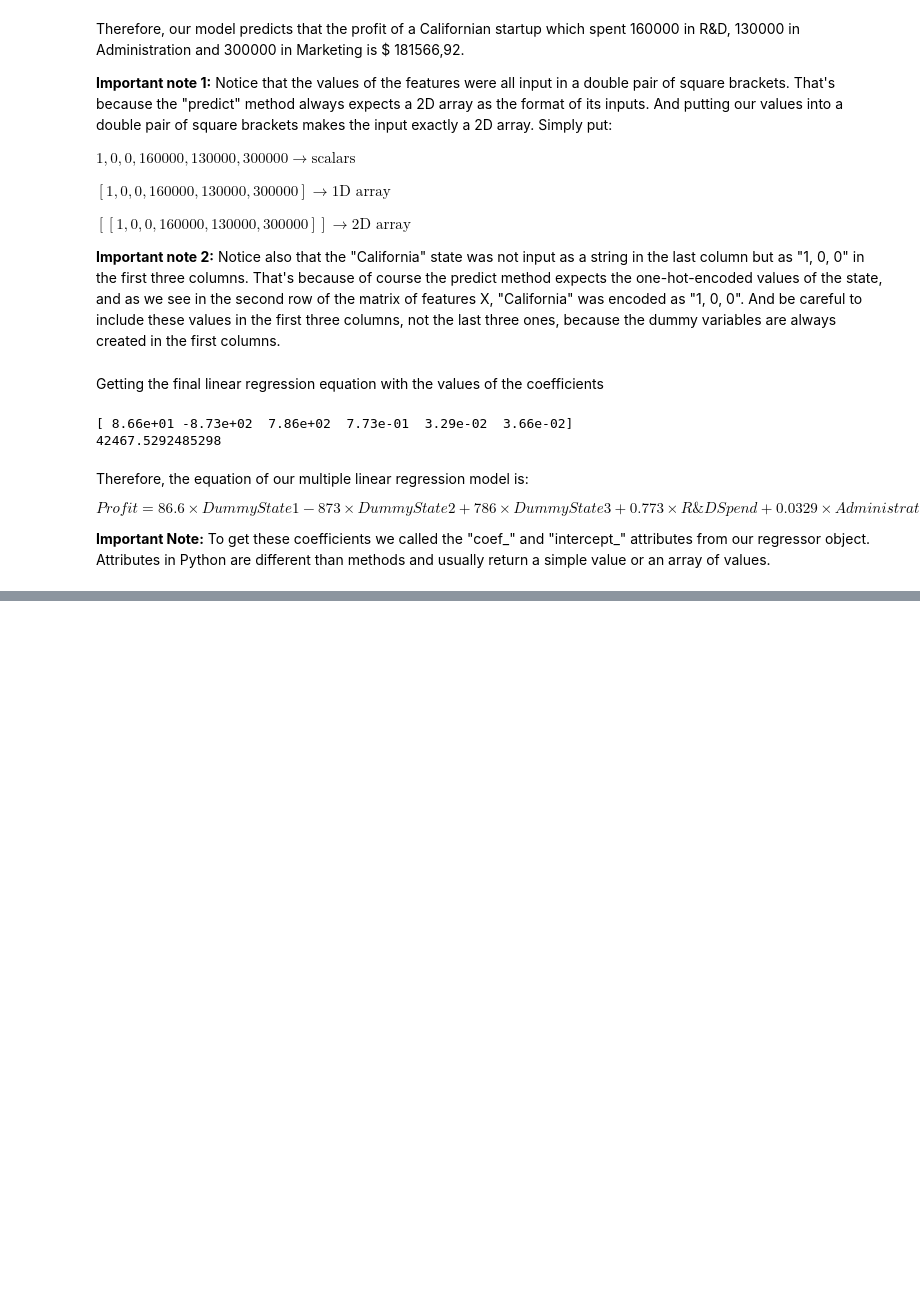
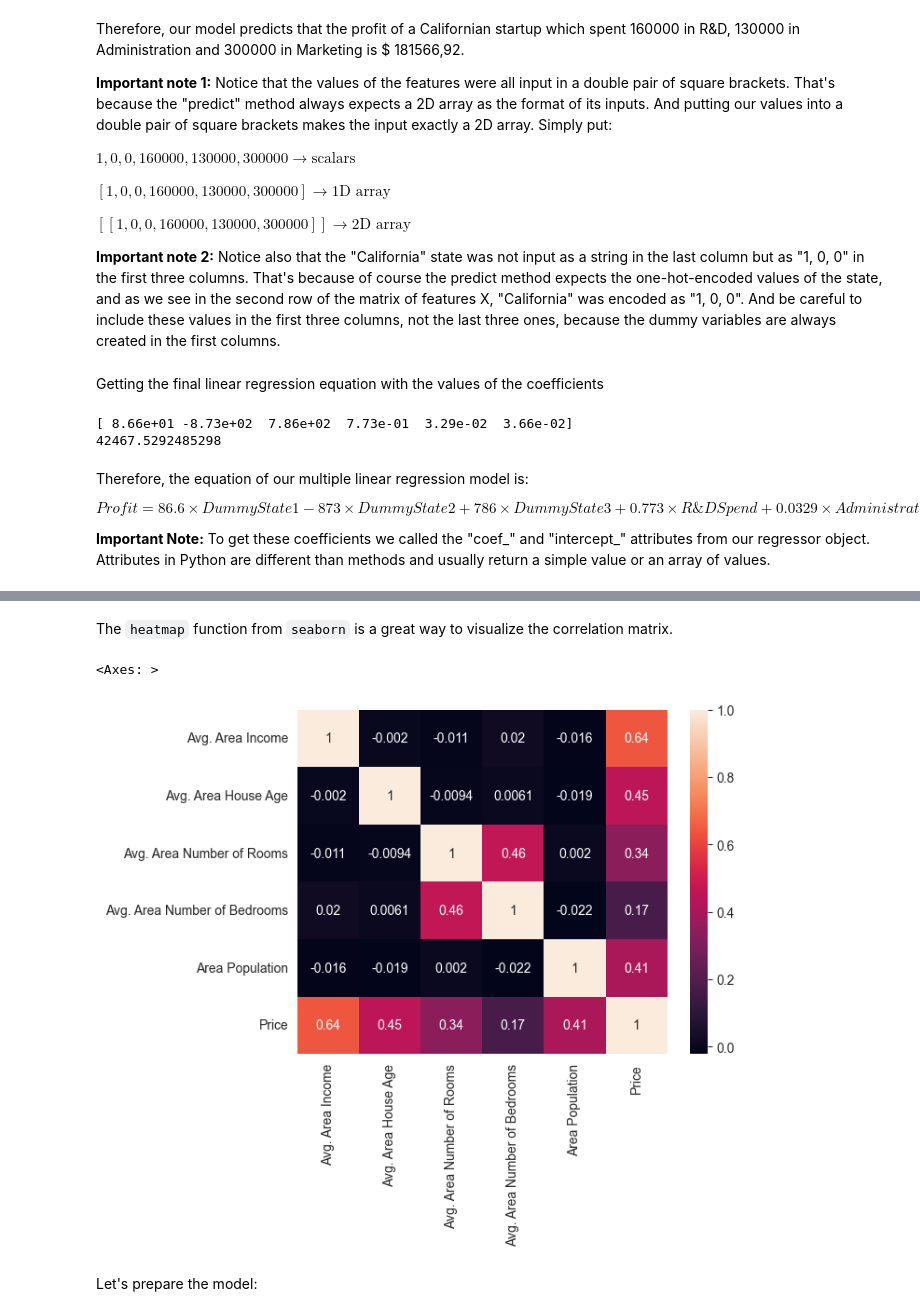
Before and after one commit to valatwork/statistics, a Jupyter notebook: project/046-multiple-linear-regression.ipynb, the cells around one changed output, grey strips where cells are left out. Cells and saved outputs as stored; diff of their text form; code cells hidden in the pictures; blank space fills up the shorter version.

```diff
--- a/project/046-multiple-linear-regression.ipynb
+++ b/project/046-multiple-linear-regression.ipynb
@@ -300,0 +345,3 @@ $$Profit = 86.6 \times Dummy State 1 - 873 \times Dummy State 2 + 786 \times Dum
+# %%
+df_num = df.iloc[:,:-1].corr()
+df_num
@@ -300,0 +356,10 @@ $$Profit = 86.6 \times Dummy State 1 - 873 \times Dummy State 2 + 786 \times Dum
+# %% [markdown]
+The `heatmap` function from `seaborn` is a great way to visualize the correlation matrix.
+# %%
+sns.heatmap(df_num, annot=True)
+# %% [output]
+<Axes: >
+[figure, added]
+# %% [markdown]
+
+Let's prepare the model:
```
Also changed, not shown: parts of 26 cells of this notebook, 4 other files.
